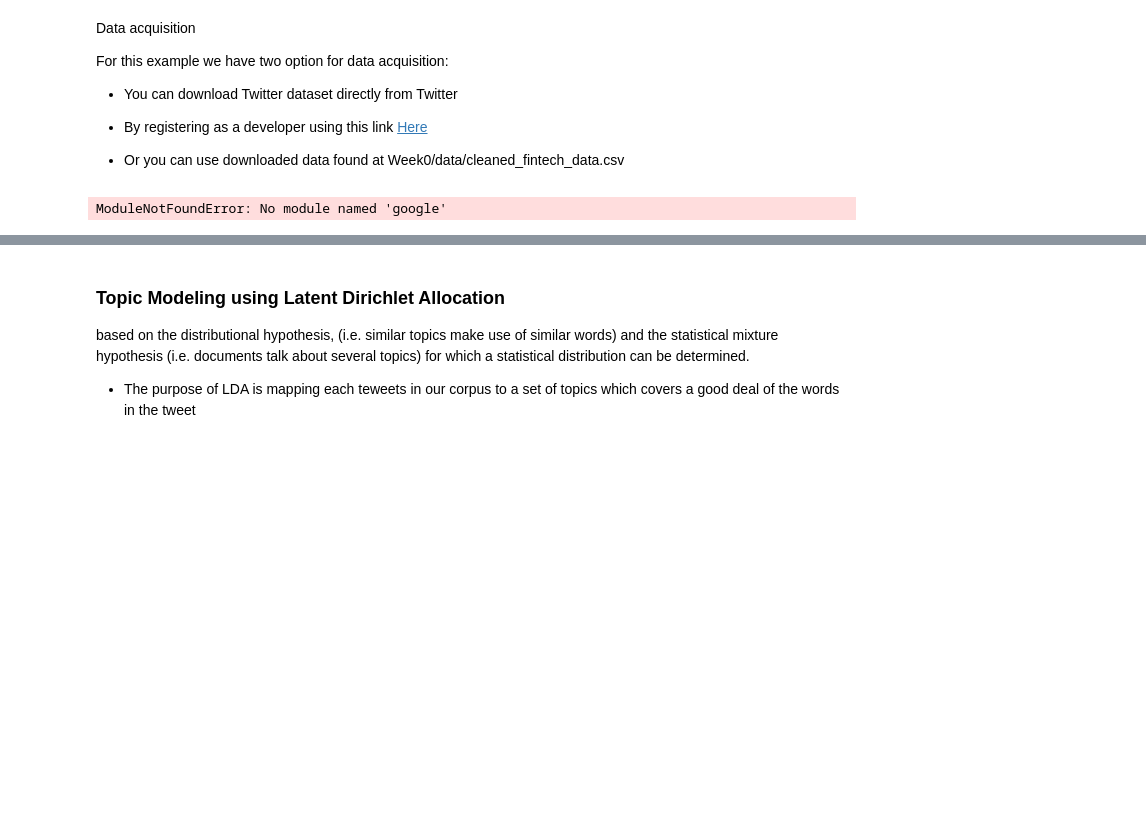
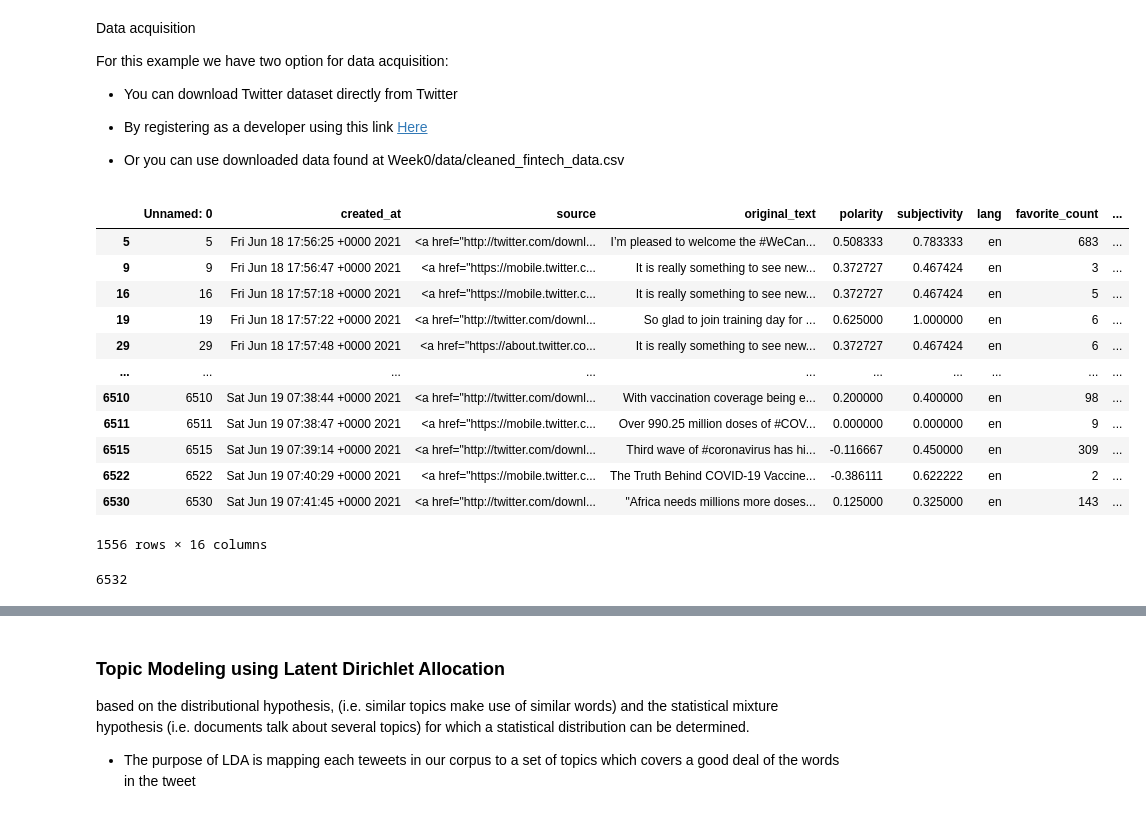
Before and after one commit to tadesse381/Topic-modelling-and-sentiment-analysis, a Jupyter notebook: Modeling_Twitter.ipynb, the cells around one changed output, grey strips where cells are left out. Saved outputs shown, nothing was run; the diff lists cells and outputs as text; code cells hidden in the pictures; blank space fills up the shorter version.

```diff
--- a/Modeling_Twitter.ipynb
+++ b/Modeling_Twitter.ipynb
@@ -220,8 +216,3 @@ For this example we have two option for data acquisition:
 *   By registering as a developer using this link [Here](https://developer.twitter.com/en)
 
 *   Or you can use downloaded data found at Week0/data/cleaned_fintech_data.csv
-# %%
-from google.colab import drive
-drive.mount('/content/drive')
-# %% [output]
-ModuleNotFoundError: No module named 'google'
@@ -243,5 +219,21 @@ DataLoader_obj= DataLoader('drive/MyDrive/data','cleaned_fintech_data.csv')
 # %%
-tweets_df=DataLoader_obj.read_csv()
+tweets_df=pd.read_csv('cleaned_fintech_data.csv')
 tweets_df.dropna()
+# %% [output]
+|  | Unnamed: 0 | created_at | source | original_text | polarity | subjectivity | lang | favorite_count | ... |
+| 5 | 5 | Fri Jun 18 17:56:25 +0000 2021 | <a href="http://twitter.com/downl... | I’m pleased to welcome the #WeCan... | 0.508333 | 0.783333 | en | 683 | ... |
+| 9 | 9 | Fri Jun 18 17:56:47 +0000 2021 | <a href="https://mobile.twitter.c... | It is really something to see new... | 0.372727 | 0.467424 | en | 3 | ... |
+| 16 | 16 | Fri Jun 18 17:57:18 +0000 2021 | <a href="https://mobile.twitter.c... | It is really something to see new... | 0.372727 | 0.467424 | en | 5 | ... |
+| 19 | 19 | Fri Jun 18 17:57:22 +0000 2021 | <a href="http://twitter.com/downl... | So glad to join training day for ... | 0.625000 | 1.000000 | en | 6 | ... |
+| 29 | 29 | Fri Jun 18 17:57:48 +0000 2021 | <a href="https://about.twitter.co... | It is really something to see new... | 0.372727 | 0.467424 | en | 6 | ... |
+| ... | ... | ... | ... | ... | ... | ... | ... | ... | ... |
+| 6510 | 6510 | Sat Jun 19 07:38:44 +0000 2021 | <a href="http://twitter.com/downl... | With vaccination coverage being e... | 0.200000 | 0.400000 | en | 98 | ... |
+| 6511 | 6511 | Sat Jun 19 07:38:47 +0000 2021 | <a href="https://mobile.twitter.c... | Over 990.25 million doses of #COV... | 0.000000 | 0.000000 | en | 9 | ... |
+| 6515 | 6515 | Sat Jun 19 07:39:14 +0000 2021 | <a href="http://twitter.com/downl... | Third wave of #coronavirus has hi... | -0.116667 | 0.450000 | en | 309 | ... |
+| 6522 | 6522 | Sat Jun 19 07:40:29 +0000 2021 | <a href="https://mobile.twitter.c... | The Truth Behind COVID-19 Vaccine... | -0.386111 | 0.622222 | en | 2 | ... |
+| 6530 | 6530 | Sat Jun 19 07:41:45 +0000 2021 | <a href="http://twitter.com/downl... | "Africa needs millions more doses... | 0.125000 | 0.325000 | en | 143 | ... |
+1556 rows × 16 columns
 # %%
 len(tweets_df)
+# %% [output]
+6532
```
Also changed, not shown: parts of 17 cells of this notebook.
